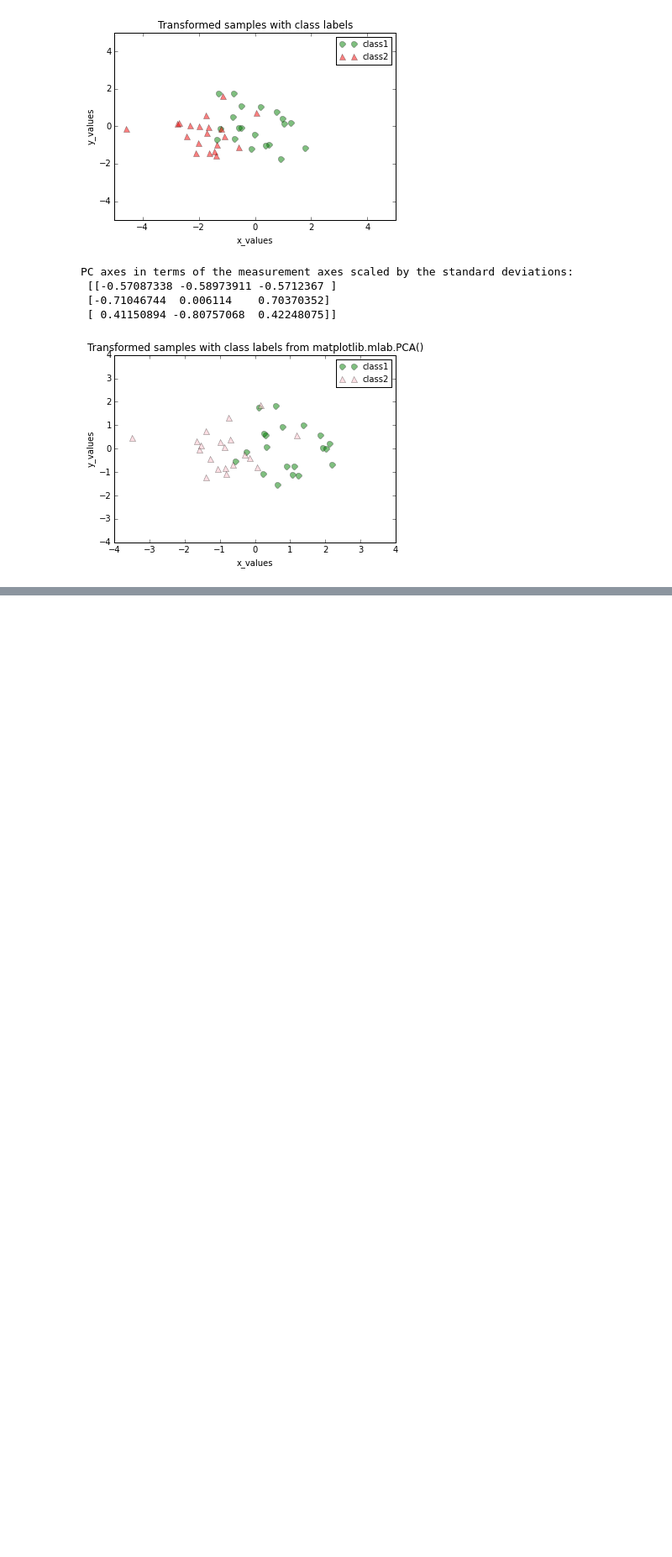
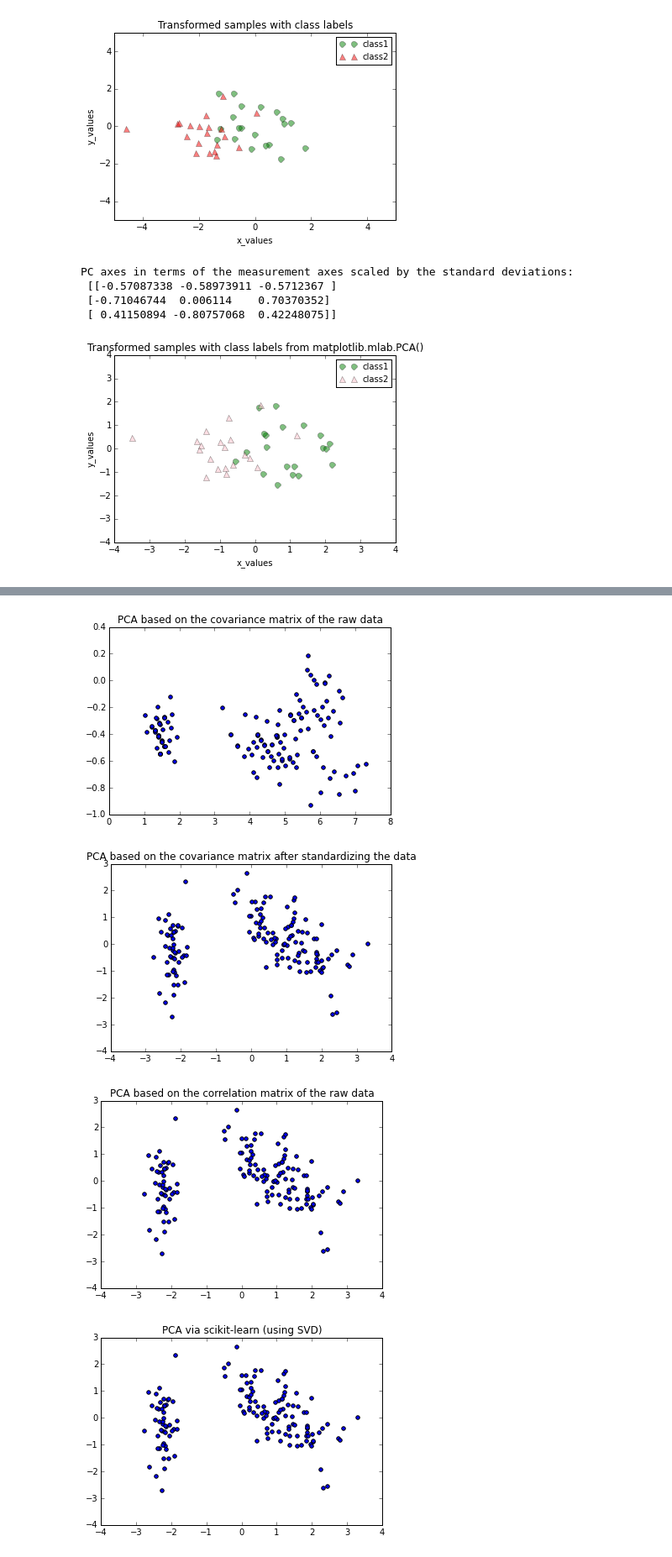
Before and after one commit to mlg3672/pca, a Jupyter notebook: pca_notes.ipynb, the cells around one changed output, grey strips where cells are left out. Shown at 84% size. Saved outputs shown, nothing was run; the diff lists cells and outputs as text; code cells hidden in the pictures; blank space fills up the shorter version.

```diff
--- a/pca_notes.ipynb
+++ b/pca_notes.ipynb
@@ -289,3 +309,16 @@ PC axes in terms of the measurement axes scaled by the standard deviations:
 [figure]
 # %%
 # use matlibplot pca on a dataset
+# %%
+from sklearn.datasets import load_iris
+from sklearn.preprocessing import StandardScaler
+import numpy as np
+import matplotlib.pyplot as plt
+
+data = load_iris()
+X = data.data
+
+# convert features in column 1 from cm to inches
+X[:,0] /= 2.54
+# convert features in column 2 from cm to meters
+X[:,1] /= 100
@@ -291,0 +436,16 @@ PC axes in terms of the measurement axes scaled by the standard deviations:
+# %%
+from sklearn.decomposition import PCA
+
+def scikit_pca(X):
+
+    # Standardize
+    X_std = StandardScaler().fit_transform(X)
+
+    # PCA
+    sklearn_pca = PCA(n_components=2)
+    X_transf = sklearn_pca.fit_transform(X_std)
+
+    # Plot the data
+    plt.scatter(X_transf[:,0], X_transf[:,1])
+    plt.title('PCA via scikit-learn (using SVD)')
+    plt.show()
@@ -291,0 +454,10 @@ PC axes in terms of the measurement axes scaled by the standard deviations:
+# %%
+pca_raw_cov(X)
+pca_standardize_cov(X)
+pca_cor(X)
+scikit_pca(X)
+# %% [output]
+[figure, added]
+[figure, added]
+[figure, added]
+[figure, added]
```
Also changed, not shown: parts of 11 cells of this notebook.
